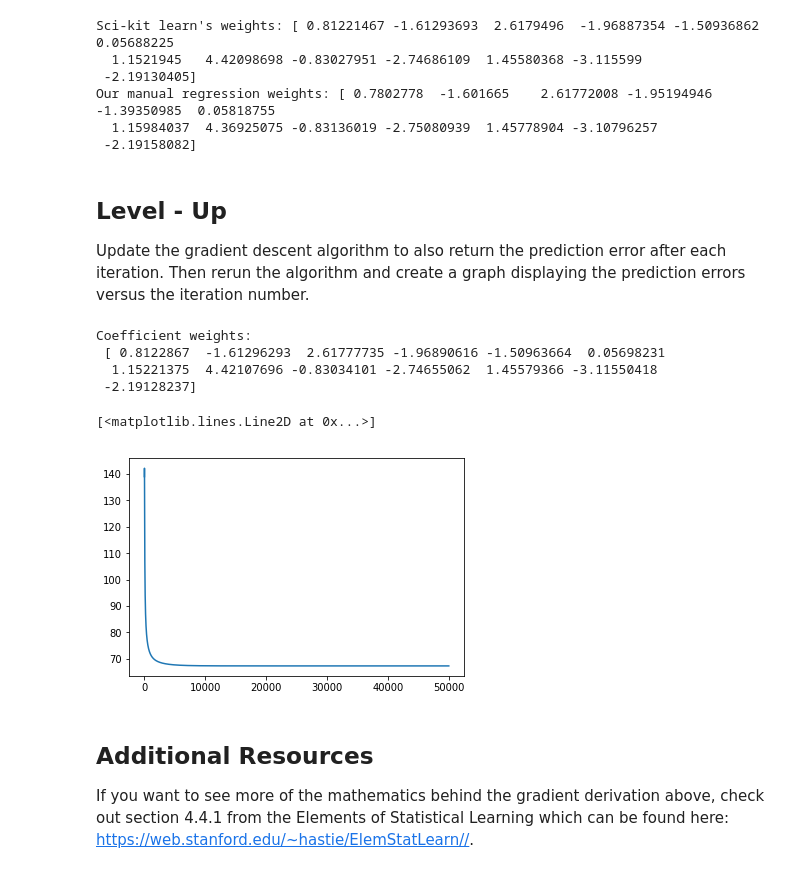
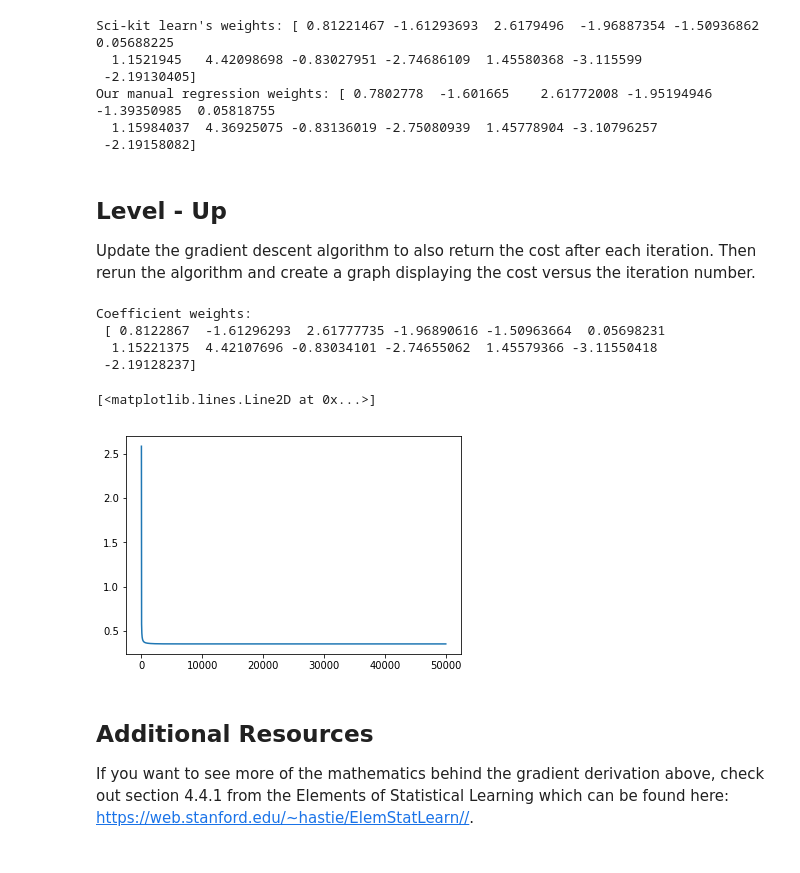
Before and after one commit to learn-co-curriculum/dsc-coding-logistic-regression-from-scratch, a Jupyter notebook: index.ipynb, the cells around one changed output. Drawn from its saved outputs; the diff is of its cells as text; code cells hidden in the pictures.

Commit message:
Merge pull request #1 from learn-co-curriculum/laura-check
Fixed the cost function used

```diff
--- a/index.ipynb
+++ b/index.ipynb
@@ -163,42 +164,44 @@ Our manual regression weights: [ 0.7802778  -1.601665    2.61772008 -1.95194946
 # %% [markdown]
 ## Level - Up
 
-Update the gradient descent algorithm to also return the prediction error after each iteration. Then rerun the algorithm and create a graph displaying the prediction errors versus the iteration number.
+Update the gradient descent algorithm to also return the cost after each iteration. Then rerun the algorithm and create a graph displaying the cost versus the iteration number.
 # %%
 # Your code here
 import matplotlib.pyplot as plt
 %matplotlib inline
 
 def grad_desc(X, y, max_iterations, alpha, initial_weights=None):
     """Be sure to set default behavior for the initial_weights parameter."""
     if initial_weights == None:
         initial_weights = np.ones((X.shape[1],1)).flatten()
     weights = initial_weights
-    training_errors = []
+    costs = []
     #Create a for loop of iterations
     for iteration in range(max_iterations):
         #Generate predictions using the current feature weights
         predictions = sigmoid(np.dot(X,weights))
         #Calculate an error vector based on these initial predictions and the correct labels
         error_vector = y - predictions
         #Calculate the gradient (transpose of X times error is the gradient)
         gradient = np.dot(X.transpose(),error_vector)
         #Update the weight vector take a step of alpha in direction of gradient
         weights += alpha * gradient
-        training_errors.append(np.abs(error_vector).sum())
+        #Calculate the cost
+        cost = ((-y * np.log(predictions))-((1-y)* np.log(1-predictions))).mean()
+        costs.append(cost)
     #Return finalized Weights
-    return weights, training_errors
+    return weights, costs
 max_iterations = 50000
-weights, training_errors = grad_desc(X, y, max_iterations, 0.001)
+weights, costs = grad_desc(X, y, max_iterations, 0.001)
 print('Coefficient weights:\n', weights)
-plt.plot(range(max_iterations), training_errors)
+plt.plot(range(max_iterations), costs)
 # %% [output]
 Coefficient weights:
  [ 0.8122867  -1.61296293  2.61777735 -1.96890616 -1.50963664  0.05698231
   1.15221375  4.42107696 -0.83034101 -2.74655062  1.45579366 -3.11550418
  -2.19128237]
 [<matplotlib.lines.Line2D at 0x...>]
-[figure, old version]
+[figure, new version]
 # %% [markdown]
 ## Additional Resources
 
```
Also changed, not shown: parts of 2 cells of this notebook, 7 other files.
